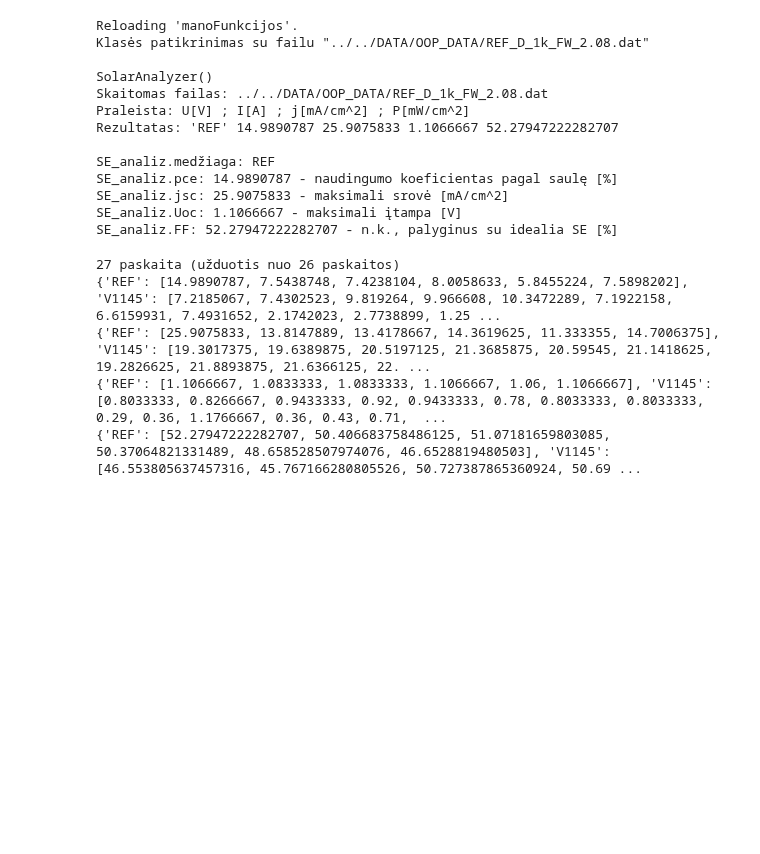
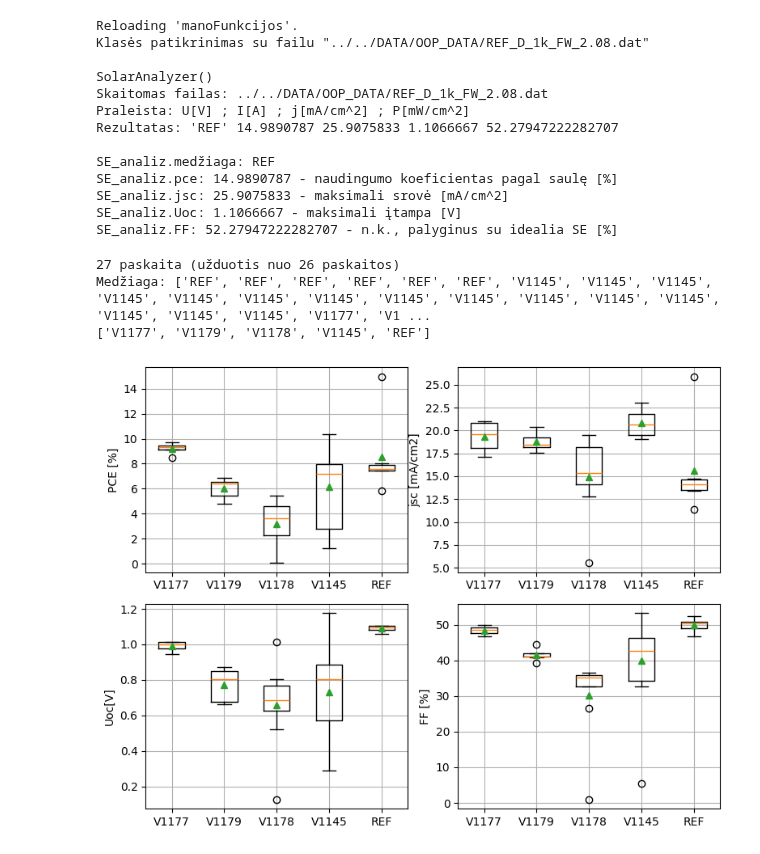
Before and after one commit to ISeeBugsEverywhere/DataScienceNotebooks, a Jupyter notebook: Studentai/MykolasOK/2024-08-28.ipynb, the cells around one changed output. Drawn from its saved outputs; the diff is of its cells as text; code cells hidden in the pictures; blank space fills up the shorter version.

```diff
--- a/Studentai/MykolasOK/2024-08-28.ipynb
+++ b/Studentai/MykolasOK/2024-08-28.ipynb
@@ -66,50 +66,77 @@ for fVardas in glob.glob('../../DATA/OOP_DATA/*.dat'):
     FF_L.append(SE_analiz.FF)
 
 # kuriami tušti žodynai
-pceD = dict.fromkeys(medžiaga,None)
+print(f'Medžiaga: {medL}')
+medUnique = list(set(medL))
+print(medUnique)
+
+pceD = dict.fromkeys(medUnique,None)
 for k in pceD.keys():
     pceD[k]=[]
 
-jscD = dict.fromkeys(medžiaga,None)
+jscD = dict.fromkeys(medUnique,None)
 for k in jscD.keys():
     jscD[k]=[]
 
-UocD = dict.fromkeys(medžiaga,None)
+UocD = dict.fromkeys(medUnique,None)
 for k in UocD.keys():
     UocD[k]=[]
 
-FF_D = dict.fromkeys(medžiaga,None)
+FF_D = dict.fromkeys(medUnique,None)
 for k in FF_D.keys():
     FF_D[k]=[]
 
 # print(pceD)
 # print(jscD)
 # print(UocD)
 # print(FF_D)
 
 # iš sąrašų (..L) į žodynus (..D)
 n = len(FF_L)
 
 for i in range(n):
     pceD[medžiaga[i]].append(pceL[i])
 # print(pceD)
 
 for i in range(n):
     jscD[medžiaga[i]].append(jscL[i])
 # print(jscD)
 
 for i in range(n):
     UocD[medžiaga[i]].append(UocL[i])
 # print(UocD)
 
 for i in range(n):
     FF_D[medžiaga[i]].append(FF_L[i])
 # print(FF_D)
 
 # išvesti rezultatus
+fig, ((ax1, ax2), (ax3, ax4)) = plt.subplots(2,2,figsize=(8,6))
+
+ax1.boxplot(pceD.values(),showmeans=True,showfliers=True)
+ax1.set_xticklabels(medUnique)
+ax1.set_ylabel('PCE [%]')
+ax1.grid()
+
+ax2.boxplot(jscD.values(),showmeans=True,showfliers=True)
+ax2.set_xticklabels(medUnique)
+ax2.set_ylabel('jsc [mA/cm2]')
+ax2.grid()
+
+ax3.boxplot(UocD.values(),showmeans=True,showfliers=True)
+ax3.set_xticklabels(medUnique)
+ax3.set_ylabel('Uoc[V]')
+ax3.grid()
+
+ax4.boxplot(FF_D.values(),showmeans=True,showfliers=True)
+ax4.set_xticklabels(medUnique)
+ax4.set_ylabel('FF [%]')
+ax4.grid()
+
+fig.tight_layout()
+plt.show()
 # %% [output]
 27 paskaita (užduotis nuo 26 paskaitos)
-{'REF': [14.9890787, 7.5438748, 7.4238104, 8.0058633, 5.8455224, 7.5898202], 'V1145': [7.2185067, 7.4302523, 9.819264, 9.966608, 10.3472289, 7.1922158, 6.6159931, 7.4931652, 2.1742023, 2.7738899, 1.25 ...
-{'REF': [25.9075833, 13.8147889, 13.4178667, 14.3619625, 11.333355, 14.7006375], 'V1145': [19.3017375, 19.6389875, 20.5197125, 21.3685875, 20.59545, 21.1418625, 19.2826625, 21.8893875, 21.6366125, 22. ...
-{'REF': [1.1066667, 1.0833333, 1.0833333, 1.1066667, 1.06, 1.1066667], 'V1145': [0.8033333, 0.8266667, 0.9433333, 0.92, 0.9433333, 0.78, 0.8033333, 0.8033333, 0.29, 0.36, 1.1766667, 0.36, 0.43, 0.71,  ...
-{'REF': [52.27947222282707, 50.406683758486125, 51.07181659803085, 50.37064821331489, 48.658528507974076, 46.6528819480503], 'V1145': [46.553805637457316, 45.767166280805526, 50.727387865360924, 50.69 ...
+Medžiaga: ['REF', 'REF', 'REF', 'REF', 'REF', 'REF', 'V1145', 'V1145', 'V1145', 'V1145', 'V1145', 'V1145', 'V1145', 'V1145', 'V1145', 'V1145', 'V1145', 'V1145', 'V1145', 'V1145', 'V1145', 'V1177', 'V1 ...
+['V1177', 'V1179', 'V1178', 'V1145', 'REF']
+[figure, added]
```
